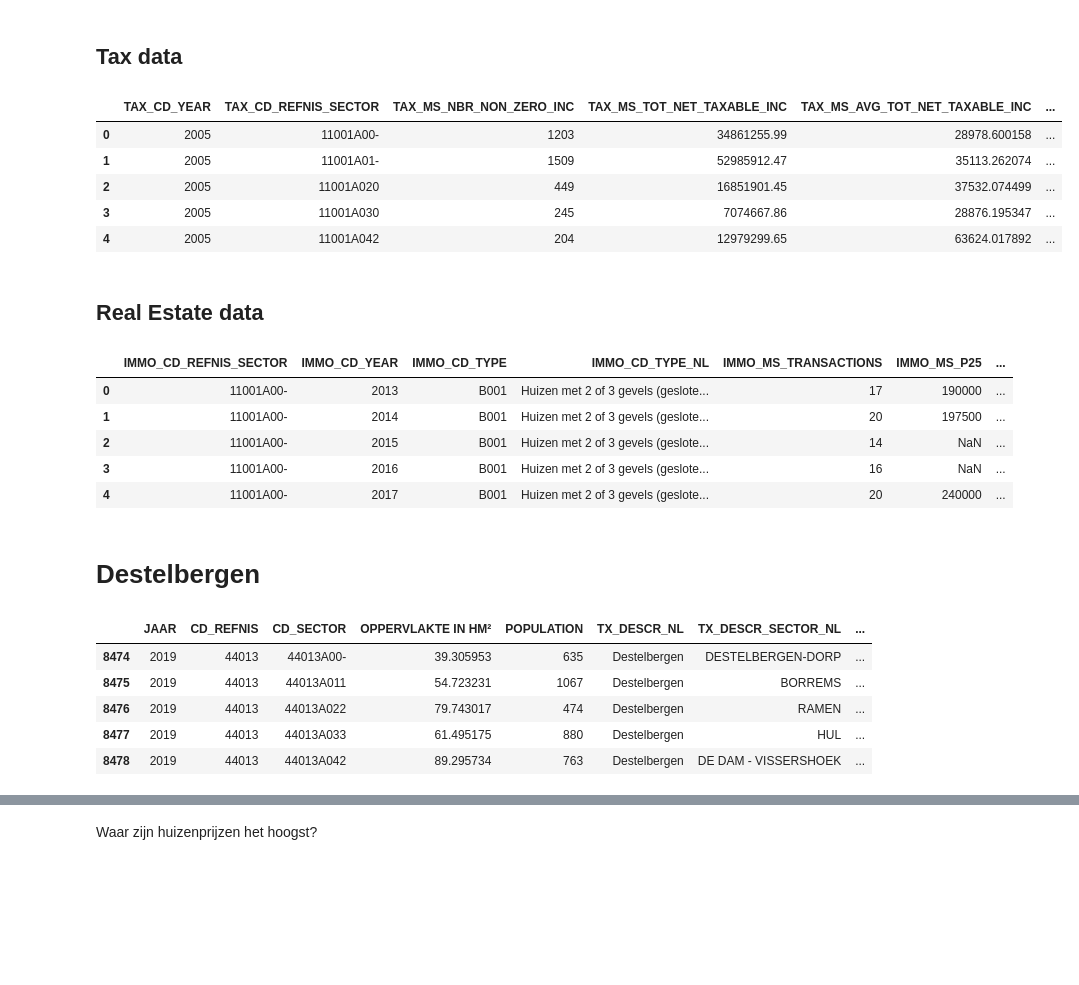
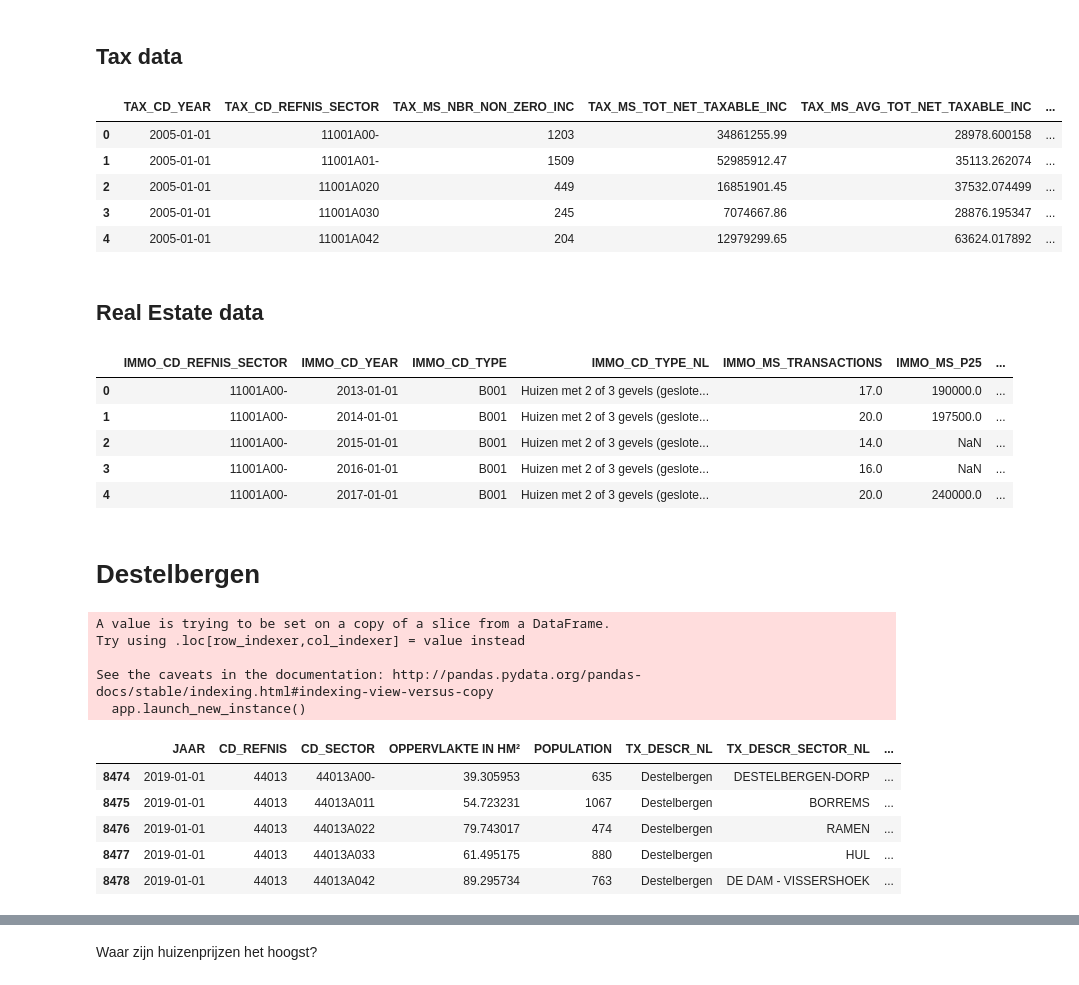
Before and after one commit to RoelPi/SECT_POP, a Jupyter notebook: sandbox.ipynb, the cells around one changed output, grey strips where cells are left out. Drawn from its saved outputs; the diff is of its cells as text; code cells hidden in the pictures; blank space fills up the shorter version.

```diff
--- a/sandbox.ipynb
+++ b/sandbox.ipynb
@@ -53,47 +43,56 @@ To retain the current behavior and silence the warning, pass 'sort=True'.
 # %% [markdown]
 ## Tax data
 # %%
-tax = pd.read_excel('data\TF_PSNL_INC_TAX_SECTOR.xlsx', converters = {'CD_YEAR':str, 'CD_REFNIS_SECTOR':str})
+tax = pd.read_excel('data/TF_PSNL_INC_TAX_SECTOR.xlsx', converters = {'CD_YEAR':str, 'CD_REFNIS_SECTOR':str})
 tax = tax[['CD_YEAR','CD_REFNIS_SECTOR','MS_NBR_NON_ZERO_INC','MS_TOT_NET_TAXABLE_INC','MS_AVG_TOT_NET_TAXABLE_INC','MS_MEDIAN_NET_TAXABLE_INC','MS_INT_QUART_DIFF','MS_INT_QUART_COEFF','MS_INT_QUART_ASSYM']]
 # %%
 tax.columns = ['TAX_' + str(value) for value in tax.columns.values]
+tax['TAX_CD_YEAR'] = pd.to_datetime(tax['TAX_CD_YEAR'], format='%Y')
 tax.head()
 # %% [output]
 |  | TAX_CD_YEAR | TAX_CD_REFNIS_SECTOR | TAX_MS_NBR_NON_ZERO_INC | TAX_MS_TOT_NET_TAXABLE_INC | TAX_MS_AVG_TOT_NET_TAXABLE_INC | ... |
-| 0 | 2005 | 11001A00- | 1203 | 34861255.99 | 28978.600158 | ... |
-| 1 | 2005 | 11001A01- | 1509 | 52985912.47 | 35113.262074 | ... |
-| 2 | 2005 | 11001A020 | 449 | 16851901.45 | 37532.074499 | ... |
-| 3 | 2005 | 11001A030 | 245 | 7074667.86 | 28876.195347 | ... |
-| 4 | 2005 | 11001A042 | 204 | 12979299.65 | 63624.017892 | ... |
+| 0 | 2005-01-01 | 11001A00- | 1203 | 34861255.99 | 28978.600158 | ... |
+| 1 | 2005-01-01 | 11001A01- | 1509 | 52985912.47 | 35113.262074 | ... |
+| 2 | 2005-01-01 | 11001A020 | 449 | 16851901.45 | 37532.074499 | ... |
+| 3 | 2005-01-01 | 11001A030 | 245 | 7074667.86 | 28876.195347 | ... |
+| 4 | 2005-01-01 | 11001A042 | 204 | 12979299.65 | 63624.017892 | ... |
 # %% [markdown]
 ## Real Estate data
 # %%
-immo = pd.read_excel('data\TF_IMMO_SECTOR.xlsx', dtype=str)
+immo = pd.read_excel('data/TF_IMMO_SECTOR.xlsx', dtype=str)
 immo = immo.rename(columns={'CD_STAT_SECTOR':'CD_REFNIS_SECTOR'})
 immo = immo.drop(columns = 'CD_TYPE_FR')
 immo.columns = ['IMMO_' + str(value) for value in immo.columns.values]
 
+immo[['IMMO_MS_TRANSACTIONS','IMMO_MS_P25','IMMO_MS_P50 (MEDIAN_PRICE)','IMMO_MS_P75']] = immo[['IMMO_MS_TRANSACTIONS','IMMO_MS_P25','IMMO_MS_P50 (MEDIAN_PRICE)','IMMO_MS_P75']].astype(float)
+immo['IMMO_CD_YEAR'] = pd.to_datetime(immo['IMMO_CD_YEAR'], format='%Y')
+
 immo.head()
 # %% [output]
 |  | IMMO_CD_REFNIS_SECTOR | IMMO_CD_YEAR | IMMO_CD_TYPE | IMMO_CD_TYPE_NL | IMMO_MS_TRANSACTIONS | IMMO_MS_P25 | ... |
-| 0 | 11001A00- | 2013 | B001 | Huizen met 2 of 3 gevels (geslote... | 17 | 190000 | ... |
-| 1 | 11001A00- | 2014 | B001 | Huizen met 2 of 3 gevels (geslote... | 20 | 197500 | ... |
-| 2 | 11001A00- | 2015 | B001 | Huizen met 2 of 3 gevels (geslote... | 14 | NaN | ... |
-| 3 | 11001A00- | 2016 | B001 | Huizen met 2 of 3 gevels (geslote... | 16 | NaN | ... |
-| 4 | 11001A00- | 2017 | B001 | Huizen met 2 of 3 gevels (geslote... | 20 | 240000 | ... |
+| 0 | 11001A00- | 2013-01-01 | B001 | Huizen met 2 of 3 gevels (geslote... | 17.0 | 190000.0 | ... |
+| 1 | 11001A00- | 2014-01-01 | B001 | Huizen met 2 of 3 gevels (geslote... | 20.0 | 197500.0 | ... |
+| 2 | 11001A00- | 2015-01-01 | B001 | Huizen met 2 of 3 gevels (geslote... | 14.0 | NaN | ... |
+| 3 | 11001A00- | 2016-01-01 | B001 | Huizen met 2 of 3 gevels (geslote... | 16.0 | NaN | ... |
+| 4 | 11001A00- | 2017-01-01 | B001 | Huizen met 2 of 3 gevels (geslote... | 20.0 | 240000.0 | ... |
 # %% [markdown]
 # Destelbergen
 # %%
 db = df[df['TX_DESCR_NL'] == 'Destelbergen']
 db.loc[db['TX_DESCR_SECTOR_NL'].str.contains('EENDBEEKEINDE'),'TX_DESCR_SECTOR_NL'] = 'EENBEEKEINDE'
-
+db['JAAR'] = pd.to_datetime(db['JAAR'], format='%Y')
 db.head()
 # %% [output]
+A value is trying to be set on a copy of a slice from a DataFrame.
+Try using .loc[row_indexer,col_indexer] = value instead
+
+See the caveats in the documentation: http://pandas.pydata.org/pandas-docs/stable/indexing.html#indexing-view-versus-copy
+  app.launch_new_instance()
 |  | JAAR | CD_REFNIS | CD_SECTOR | OPPERVLAKTE IN HM² | POPULATION | TX_DESCR_NL | TX_DESCR_SECTOR_NL | ... |
-| 8474 | 2019 | 44013 | 44013A00- | 39.305953 | 635 | Destelbergen | DESTELBERGEN-DORP | ... |
-| 8475 | 2019 | 44013 | 44013A011 | 54.723231 | 1067 | Destelbergen | BORREMS | ... |
-| 8476 | 2019 | 44013 | 44013A022 | 79.743017 | 474 | Destelbergen | RAMEN | ... |
-| 8477 | 2019 | 44013 | 44013A033 | 61.495175 | 880 | Destelbergen | HUL | ... |
-| 8478 | 2019 | 44013 | 44013A042 | 89.295734 | 763 | Destelbergen | DE DAM - VISSERSHOEK | ... |
+| 8474 | 2019-01-01 | 44013 | 44013A00- | 39.305953 | 635 | Destelbergen | DESTELBERGEN-DORP | ... |
+| 8475 | 2019-01-01 | 44013 | 44013A011 | 54.723231 | 1067 | Destelbergen | BORREMS | ... |
+| 8476 | 2019-01-01 | 44013 | 44013A022 | 79.743017 | 474 | Destelbergen | RAMEN | ... |
+| 8477 | 2019-01-01 | 44013 | 44013A033 | 61.495175 | 880 | Destelbergen | HUL | ... |
+| 8478 | 2019-01-01 | 44013 | 44013A042 | 89.295734 | 763 | Destelbergen | DE DAM - VISSERSHOEK | ... |
 # %%
 db = db.merge(tax, left_on = ['JAAR','CD_REFNIS_SECTOR'], right_on = ['TAX_CD_YEAR','TAX_CD_REFNIS_SECTOR'], how = 'left')
```
Also changed, not shown: parts of 6 cells of this notebook.
